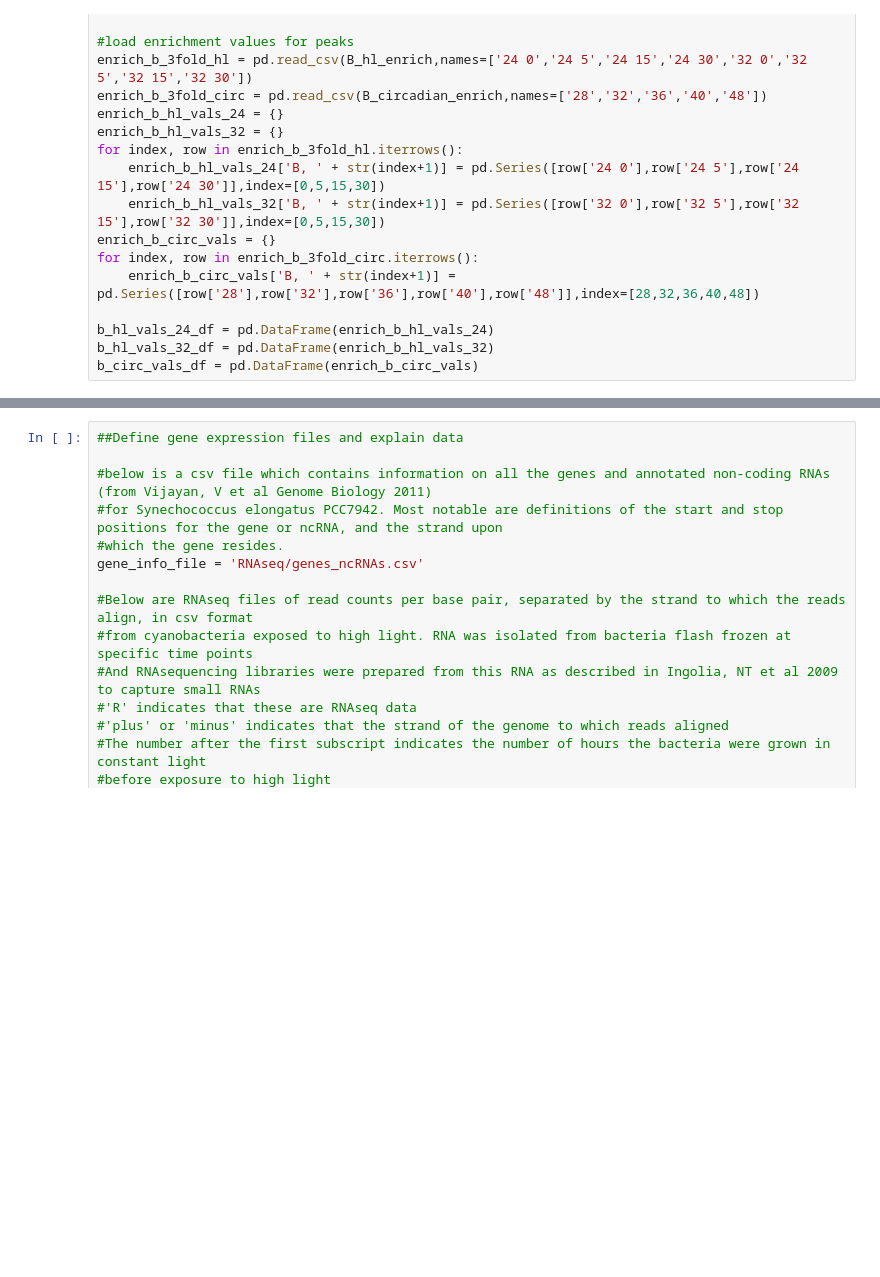
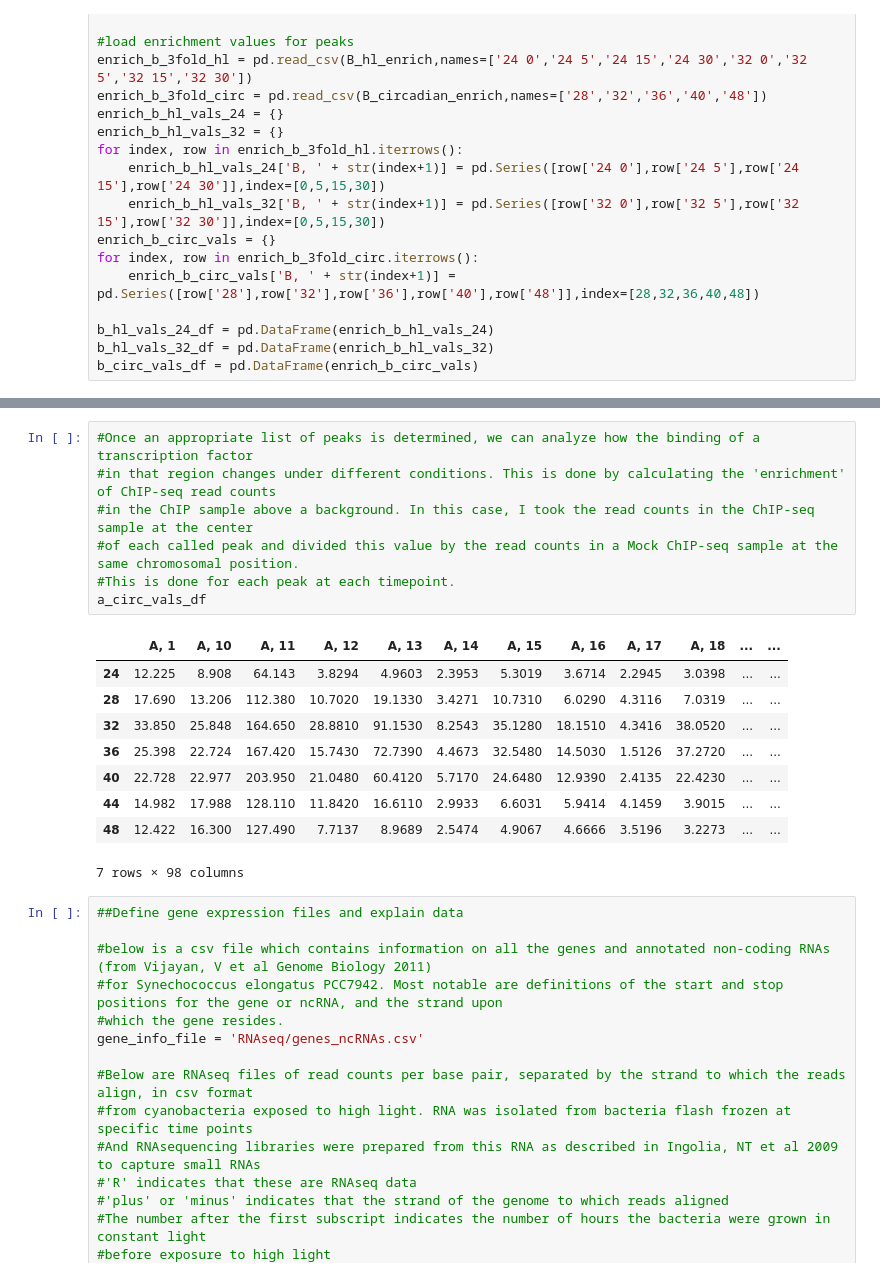
Before and after one commit to jpiechura/RpaAB_ChIP_RNAseq_plots, a Jupyter notebook: Plot_ChIP_RNAseq_cyanobacteria.ipynb, the cells around one changed output, grey strips where cells are left out. Cells and saved outputs as stored; diff of their text form; blank space fills up the shorter version.

```diff
--- a/Plot_ChIP_RNAseq_cyanobacteria.ipynb
+++ b/Plot_ChIP_RNAseq_cyanobacteria.ipynb
@@ -191,3 +247,20 @@ b_circ_vals_df = pd.DataFrame(enrich_b_circ_vals)
+# %%
+#Once an appropriate list of peaks is determined, we can analyze how the binding of a transcription factor
+#in that region changes under different conditions. This is done by calculating the 'enrichment' of ChIP-seq read counts
+#in the ChIP sample above a background. In this case, I took the read counts in the ChIP-seq sample at the center
+#of each called peak and divided this value by the read counts in a Mock ChIP-seq sample at the same chromosomal position.
+#This is done for each peak at each timepoint.
+a_circ_vals_df
+# %% [output]
+|  | A, 1 | A, 10 | A, 11 | A, 12 | A, 13 | A, 14 | A, 15 | A, 16 | A, 17 | A, 18 | ... | ... |
+| 24 | 12.225 | 8.908 | 64.143 | 3.8294 | 4.9603 | 2.3953 | 5.3019 | 3.6714 | 2.2945 | 3.0398 | ... | ... |
+| 28 | 17.690 | 13.206 | 112.380 | 10.7020 | 19.1330 | 3.4271 | 10.7310 | 6.0290 | 4.3116 | 7.0319 | ... | ... |
+| 32 | 33.850 | 25.848 | 164.650 | 28.8810 | 91.1530 | 8.2543 | 35.1280 | 18.1510 | 4.3416 | 38.0520 | ... | ... |
+| 36 | 25.398 | 22.724 | 167.420 | 15.7430 | 72.7390 | 4.4673 | 32.5480 | 14.5030 | 1.5126 | 37.2720 | ... | ... |
+| 40 | 22.728 | 22.977 | 203.950 | 21.0480 | 60.4120 | 5.7170 | 24.6480 | 12.9390 | 2.4135 | 22.4230 | ... | ... |
+| 44 | 14.982 | 17.988 | 128.110 | 11.8420 | 16.6110 | 2.9933 | 6.6031 | 5.9414 | 4.1459 | 3.9015 | ... | ... |
+| 48 | 12.422 | 16.300 | 127.490 | 7.7137 | 8.9689 | 2.5474 | 4.9067 | 4.6666 | 3.5196 | 3.2273 | ... | ... |
+7 rows × 98 columns
 # %%
 ##Define gene expression files and explain data
 
```
Also changed, not shown: parts of 6 cells of this notebook.
